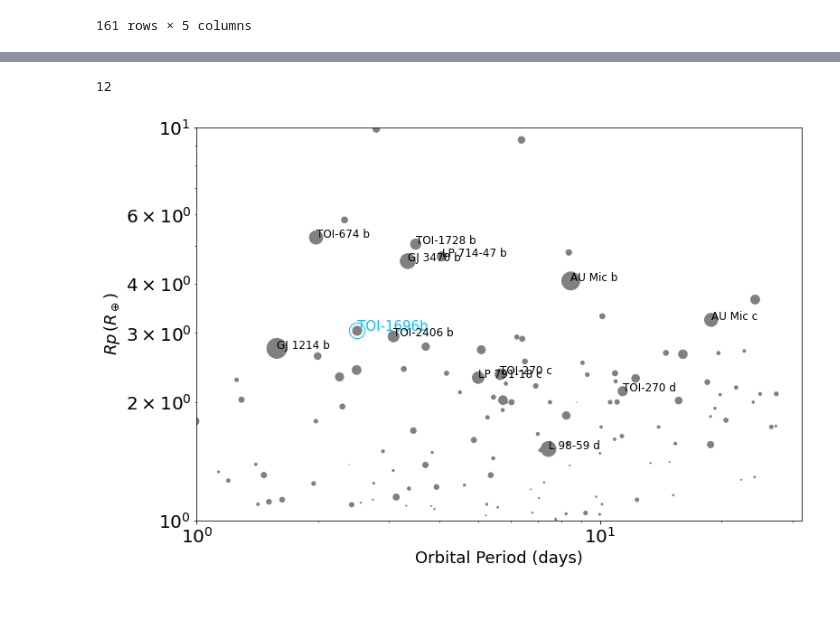
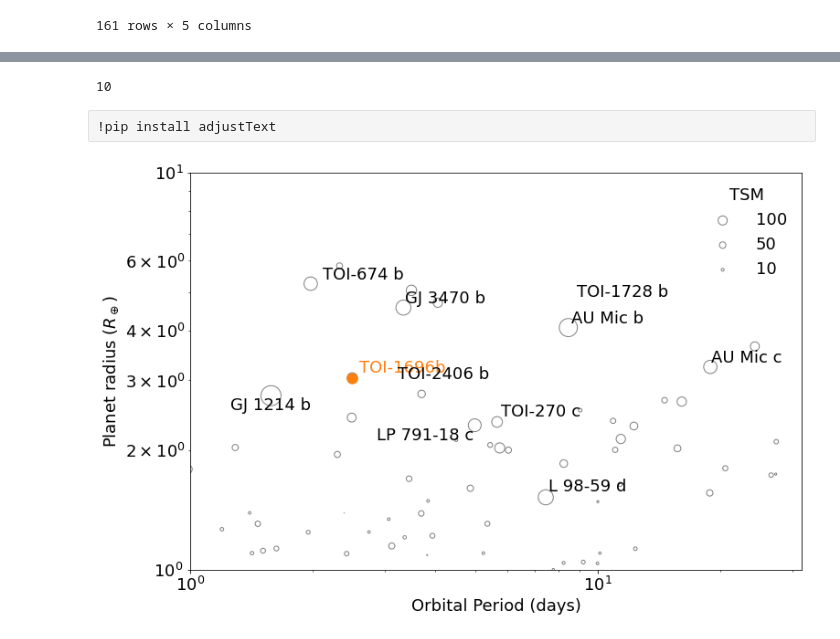
Before and after one commit to jpdeleon/toi1696, a Jupyter notebook: notebooks/TSM_comparison_with_known_planets_MRExo.ipynb, the cells around one changed output, grey strips where cells are left out. Drawn from its saved outputs; the diff is of its cells as text; code cells hidden in the pictures; blank space fills up the shorter version.

```diff
--- a/notebooks/TSM_comparison_with_known_planets_MRExo.ipynb
+++ b/notebooks/TSM_comparison_with_known_planets_MRExo.ipynb
@@ -96,7 +115,7 @@ TSM_tg
 # %% [markdown]
 ## Importing data from NASA Exoplanet Archive
 # %%
-all_planets = pd.read_csv('/home/mori/toi1696/data/PS_2022.01.28_05.09.39.csv', skiprows=290)
+all_planets = pd.read_csv('../data/PS_2022.01.28_05.09.39.csv', skiprows=290)
 all_planets
 # %% [output]
 |  | pl_name | hostname | pl_letter | hd_name | hip_name | tic_id | gaia_id | default_flag | sy_snum | sy_pnum | ... |
@@ -316,6 +283,0 @@ df=planets_TSM
-# %%
-import matplotlib
-matplotlib.rcParams.update({'font.size': 20})
-pl.rcParams['ytick.labelsize'] = 'medium'
-pl.rcParams['xtick.labelsize'] ='medium'
-fontsize=20
@@ -417,4 +285,6 @@ f.savefig('TSM_scatter.png')
 planets_largeTSM = planets_TSM[planets_TSM['TSM']>TSM_tg].reset_index()
 len(planets_largeTSM)
 # %% [output]
-12
+10
+# %% [raw]
+!pip install adjustText
@@ -421,28 +309,51 @@ len(planets_largeTSM)
 # %%
+from adjustText import adjust_text
+
+pl.rcParams['font.size'] = 18
 f = pl.figure(figsize=(12,8))
 
-df = planets_TSM[planets_TSM['sy_hmag']<11]
-#df = planets_TSM
+legends,labels = [],[]
+for i in [100,50,10]:
+    l = pl.scatter([],[], s=i, facecolor='None', edgecolors='gray')
+    legends.append(l)
+    labels.append(str(i))
 
-sc =pl.scatter(Per_plot, Rp_plot,  alpha=1, s=tsm_plot, c='gray')
+sc = pl.scatter(Per_plot, Rp_plot,  alpha=1, s=tsm_plot,
+               facecolor='None', edgecolors='gray'
+              )
 
-#pl.legend(loc="upper right", markerscale=1., scatterpoints=1, fontsize=15)
+pl.scatter(Per_tg, Rp_tg,  c='C1', s=TSM_tg)
+pl.text(Per_tg+0.1, Rp_tg+0.1, 'TOI-1696b', c='C1')
 
+texts = []
+for n in range(len(planets_largeTSM)):
+    t = pl.text(planets_largeTSM['pl_orbper'][n],
+                planets_largeTSM['pl_rade'][n],
+                planets_largeTSM['pl_name'][n]
+               )
+    texts.append(t)
+adjust_text(texts,
+#             arrowprops=dict(arrowstyle='-', color='red', lw=0.5),
+#             autoalign='',
+#             only_move={'points':'x', 'text':'x'}
+           )
 
-plt.scatter(Per_tg, Rp_tg,  facecolor='None', edgecolors='deepskyblue', s=300)
-
-pl.text(Per_tg, Rp_tg, 'TOI-1696b', c='deepskyblue', fontsize=15)
-
-for n in range(len(planets_largeTSM)):
-    pl.text(planets_largeTSM['pl_orbper'][n],planets_largeTSM['pl_rade'][n],planets_largeTSM['pl_name'][n], fontsize=12)
-
-pl.xlabel('Orbital Period (days)',fontsize=18)
-pl.ylabel(r'$Rp\,(R_\oplus)$', fontsize=18)
+pl.xlabel('Orbital Period (days)')
+pl.ylabel(r'Planet radius $(R_\oplus)$')
+leg = pl.legend(legends, labels,
+                ncol=1,
+                frameon=False,
+#                 handlelength=2,
+#                 loc=1,
+#                 borderpad=1.8,
+                handletextpad=1,
+                title='TSM',
+                scatterpoints=1)
 
 pl.loglog()
 pl.xlim(1,10**1.5)
 pl.ylim(1, 10**1)
 
-f.savefig('TSM_scatter.png')
+f.savefig('../paper/figures/TSM_scatter.png')
 # %% [output]
-[figure, old version]
+[figure, new version]
```
Also changed, not shown: parts of 20 cells of this notebook, 6 other files.
